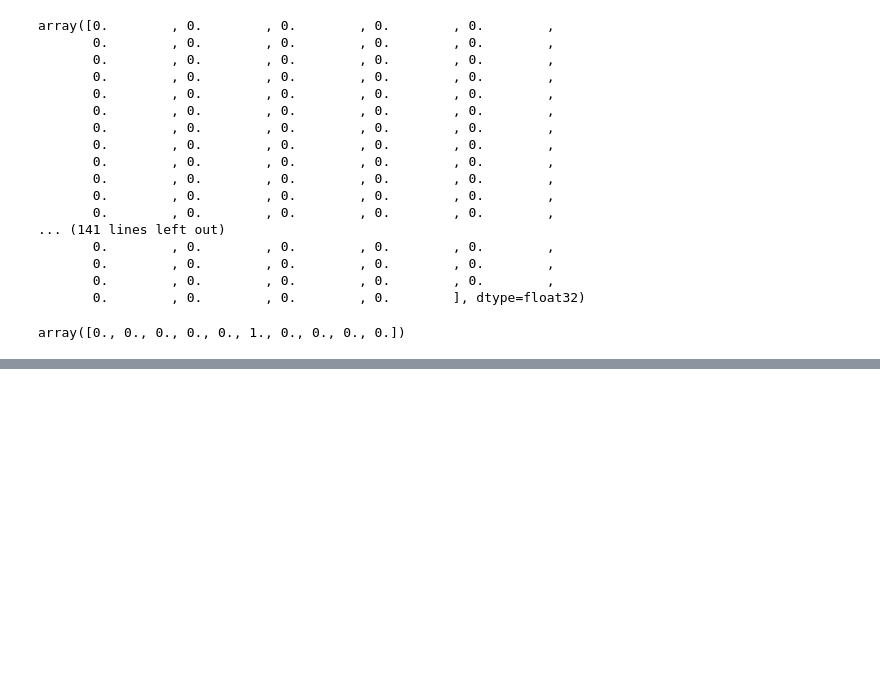
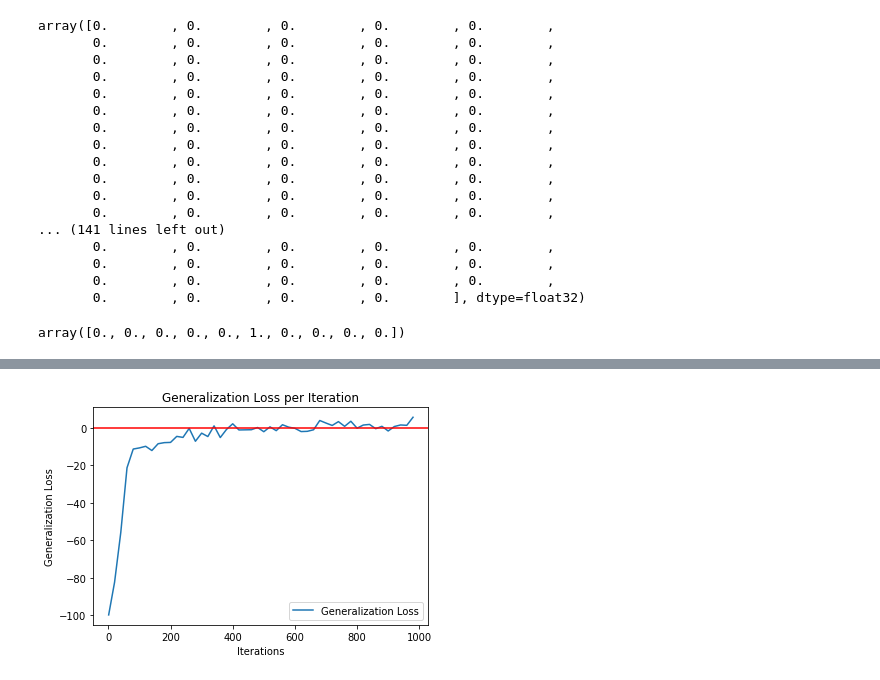
Before and after one commit to mcminnra/notebooks, a Jupyter notebook: primers/nn_from_scratch_MNIST.ipynb, the cells around one changed output, grey strips where cells are left out. Saved outputs shown, nothing was run; the diff lists cells and outputs as text; code cells hidden in the pictures; blank space fills up the shorter version.

```diff
--- a/primers/nn_from_scratch_MNIST.ipynb
+++ b/primers/nn_from_scratch_MNIST.ipynb
@@ -231,3 +306,15 @@ plt.show()
+# %%
+# Generalization Loss Over Time
+
+plt.plot(iters, gen_loss, label='Generalization Loss')
+plt.ylabel('Generalization Loss')
+plt.xlabel('Iterations')
+plt.legend(loc=4)
+plt.title('Generalization Loss per Iteration')
+plt.axhline(0, color='red')
+plt.show()
+# %% [output]
+[figure, added]
 # %%
 # let's see how we did
 
```
Also changed, not shown: parts of 13 cells of this notebook.
